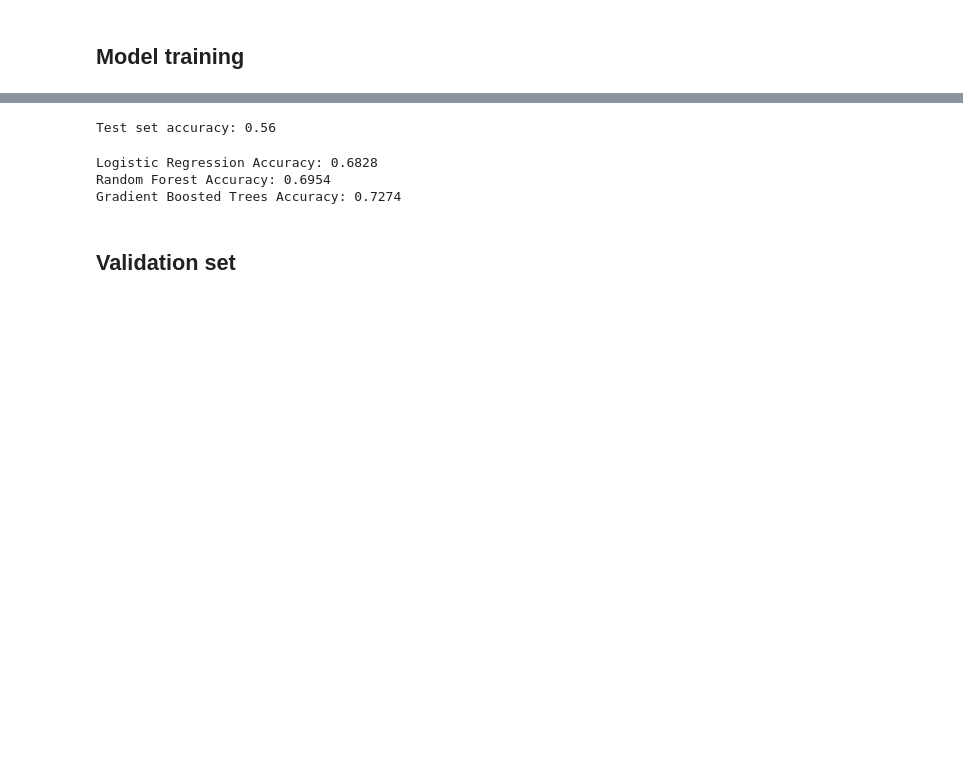
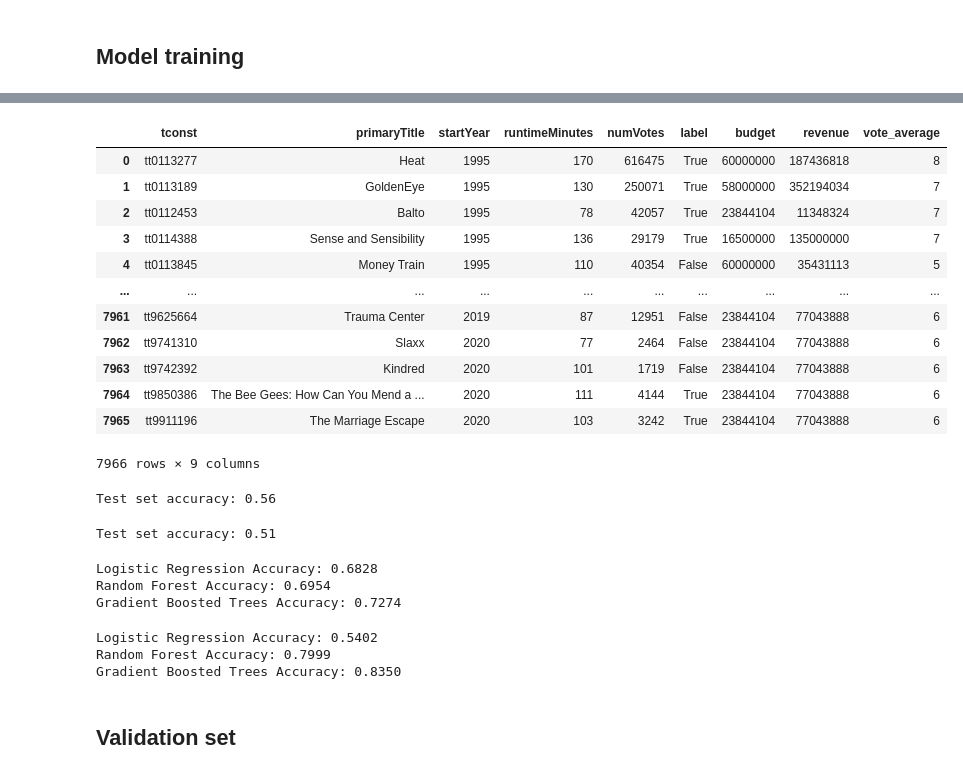
Before and after one commit to Rohan-Deshamudre/big-data-course-2022-projects, a Jupyter notebook: imdb/IMDB-Revisited.ipynb, the cells around one changed output, grey strips where cells are left out. Drawn from its saved outputs; the diff is of its cells as text; code cells hidden in the pictures; blank space fills up the shorter version.

```diff
--- a/imdb/IMDB-Revisited.ipynb
+++ b/imdb/IMDB-Revisited.ipynb
@@ -791,3 +818,20 @@ df
+# %%
+df_merged = con.execute('''SELECT * FROM merged_training_set''').fetchdf()
+df_merged
+# %% [output]
+|  | tconst | primaryTitle | startYear | runtimeMinutes | numVotes | label | budget | revenue | vote_average |
+| 0 | tt0113277 | Heat | 1995 | 170 | 616475 | True | 60000000 | 187436818 | 8 |
+| 1 | tt0113189 | GoldenEye | 1995 | 130 | 250071 | True | 58000000 | 352194034 | 7 |
+| 2 | tt0112453 | Balto | 1995 | 78 | 42057 | True | 23844104 | 11348324 | 7 |
+| 3 | tt0114388 | Sense and Sensibility | 1995 | 136 | 29179 | True | 16500000 | 135000000 | 7 |
+| 4 | tt0113845 | Money Train | 1995 | 110 | 40354 | False | 60000000 | 35431113 | 5 |
+| ... | ... | ... | ... | ... | ... | ... | ... | ... | ... |
+| 7961 | tt9625664 | Trauma Center | 2019 | 87 | 12951 | False | 23844104 | 77043888 | 6 |
+| 7962 | tt9741310 | Slaxx | 2020 | 77 | 2464 | False | 23844104 | 77043888 | 6 |
+| 7963 | tt9742392 | Kindred | 2020 | 101 | 1719 | False | 23844104 | 77043888 | 6 |
+| 7964 | tt9850386 | The Bee Gees: How Can You Mend a ... | 2020 | 111 | 4144 | True | 23844104 | 77043888 | 6 |
+| 7965 | tt9911196 | The Marriage Escape | 2020 | 103 | 3242 | True | 23844104 | 77043888 | 6 |
+7966 rows × 9 columns
 # %%
 from sklearn.svm import SVC
 from sklearn.model_selection import train_test_split
@@ -809,6 +853,27 @@ accuracy = accuracy_score(y_test, y_pred)
 print(f'Test set accuracy: {accuracy:.2f}')
 # %% [output]
 Test set accuracy: 0.56
+# %%
+from sklearn.svm import SVC
+from sklearn.model_selection import train_test_split
+from sklearn.metrics import accuracy_score
+
+# Split the data into training and test sets
+X = df_merged[['startYear', 'runtimeMinutes', 'numVotes', 'budget', 'revenue', 'vote_average']]
+y = df_merged['label']
+X_train, X_test, y_train, y_test = train_test_split(X, y, test_size=0.2, random_state=42)
+
+# Train an SVM classifier
+clf = SVC()
+clf.fit(X_train, y_train)
+
+# Make predictions on the test set and evaluate the performance
+y_pred = clf.predict(X_test)
+accuracy = accuracy_score(y_test, y_pred)
+
+print(f'Test set accuracy: {accuracy:.2f}')
+# %% [output]
+Test set accuracy: 0.51
 # %%
 from sklearn.linear_model import LogisticRegression
 from sklearn.ensemble import RandomForestClassifier, GradientBoostingClassifier
@@ -845,6 +910,42 @@ print("Gradient Boosted Trees Accuracy: {:.4f}".format(gbt_acc))
 Logistic Regression Accuracy: 0.6828
 Random Forest Accuracy: 0.6954
 Gradient Boosted Trees Accuracy: 0.7274
+# %%
+from sklearn.linear_model import LogisticRegression
+from sklearn.ensemble import RandomForestClassifier, GradientBoostingClassifier
+from sklearn.metrics import accuracy_score
+
+# Split data into features and labels
+X = df_merged[['startYear', 'runtimeMinutes', 'numVotes', 'budget', 'revenue', 'vote_average']]
+y = df_merged['label']
+
+# Train-test split
+train_X, test_X, train_y, test_y = train_test_split(X, y, test_size=0.2, random_state=42)
+
+# Train logistic regression model
+lr_model = LogisticRegression(max_iter=1000)
+lr_model.fit(train_X, train_y)
+lr_pred = lr_model.predict(test_X)
+lr_acc = accuracy_score(test_y, lr_pred)
+print("Logistic Regression Accuracy: {:.4f}".format(lr_acc))
+
+# Train random forest model
+rf_model = RandomForestClassifier(n_estimators=100, random_state=42)
+rf_model.fit(train_X, train_y)
+rf_pred = rf_model.predict(test_X)
+rf_acc = accuracy_score(test_y, rf_pred)
+print("Random Forest Accuracy: {:.4f}".format(rf_acc))
+
+# Train gradient boosted trees model
+gbt_model = GradientBoostingClassifier(n_estimators=100, random_state=42)
+gbt_model.fit(train_X, train_y)
+gbt_pred = gbt_model.predict(test_X)
+gbt_acc = accuracy_score(test_y, gbt_pred)
+print("Gradient Boosted Trees Accuracy: {:.4f}".format(gbt_acc))
+# %% [output]
+Logistic Regression Accuracy: 0.5402
+Random Forest Accuracy: 0.7999
+Gradient Boosted Trees Accuracy: 0.8350
 # %% [markdown]
 ## Validation set
 # %%
```
Also changed, not shown: parts of 39 cells of this notebook.
